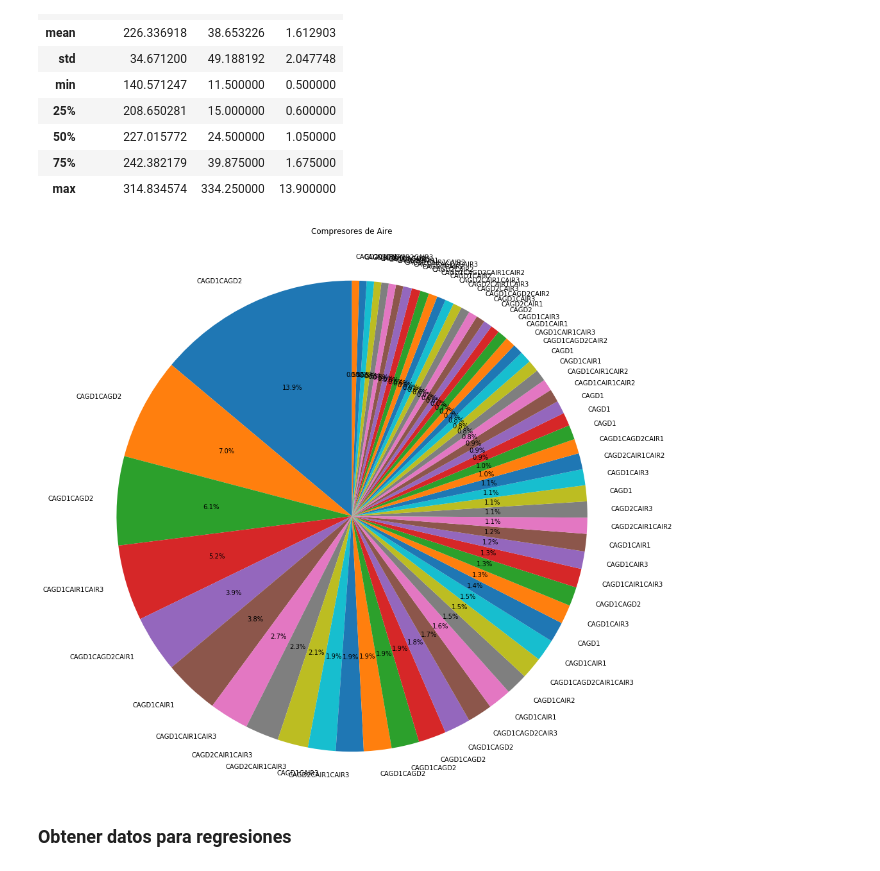
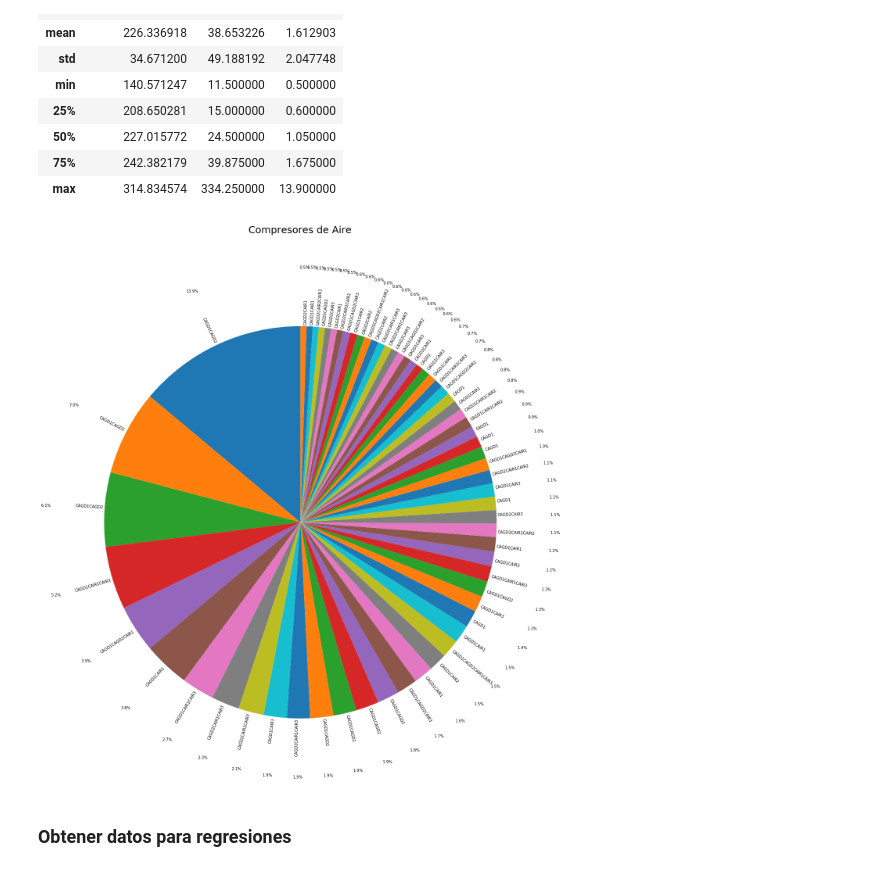
Before and after one commit to Axioma42/Project1, a Jupyter notebook: Project1.ipynb, the cells around one changed output. Drawn from its saved outputs; the diff is of its cells as text; code cells hidden in the pictures.

```diff
--- a/Project1.ipynb
+++ b/Project1.ipynb
@@ -547,20 +538,21 @@ compresores_aireV2.describe()
 | 75% | 242.382179 | 39.875000 | 1.675000 |
 | max | 314.834574 | 334.250000 | 13.900000 |
 # %%
-%matplotlib inline
-plt.title('Compresores de Aire''\n''\n')
-plt.pie(compresores_aireV2['%Tiempo'],labels=compresores_aireV2['CargaCompresoresAire'],shadow=False,startangle=90,autopct='%1.1f%%',)
+plt.figure(figsize=(20, 20))
+plt.title('Compresores de Aire''\n''\n', y=1.13, fontsize=25)
+plt.pie(compresores_aireV2['%Tiempo'],labels=compresores_aireV2['CargaCompresoresAire'],rotatelabels = True,shadow=False,
+        startangle=90,autopct='%1.1f%%',pctdistance=1.3, labeldistance=1.005)
 plt.axis('equal')
 plt.tight_layout()
 
-fig = plt.gcf()
-fig.set_size_inches(15,15)
+#fig = plt.gcf()
+#fig.set_size_inches(15,15)
 
 plt.savefig("Compresores de aire")
 
 plt.show()
 # %% [output]
-[figure, old version]
+[figure, new version]
 # %% [markdown]
 ### Obtener datos para regresiones
 # %%
```
Also changed, not shown: parts of 6 cells of this notebook, 4 other files.
